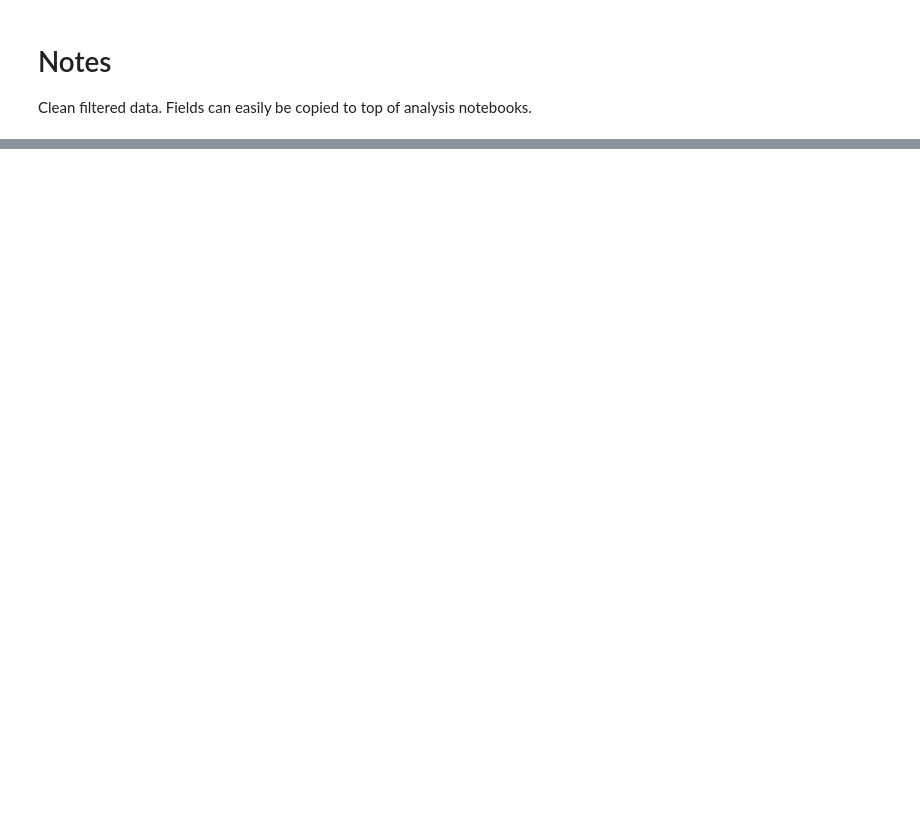
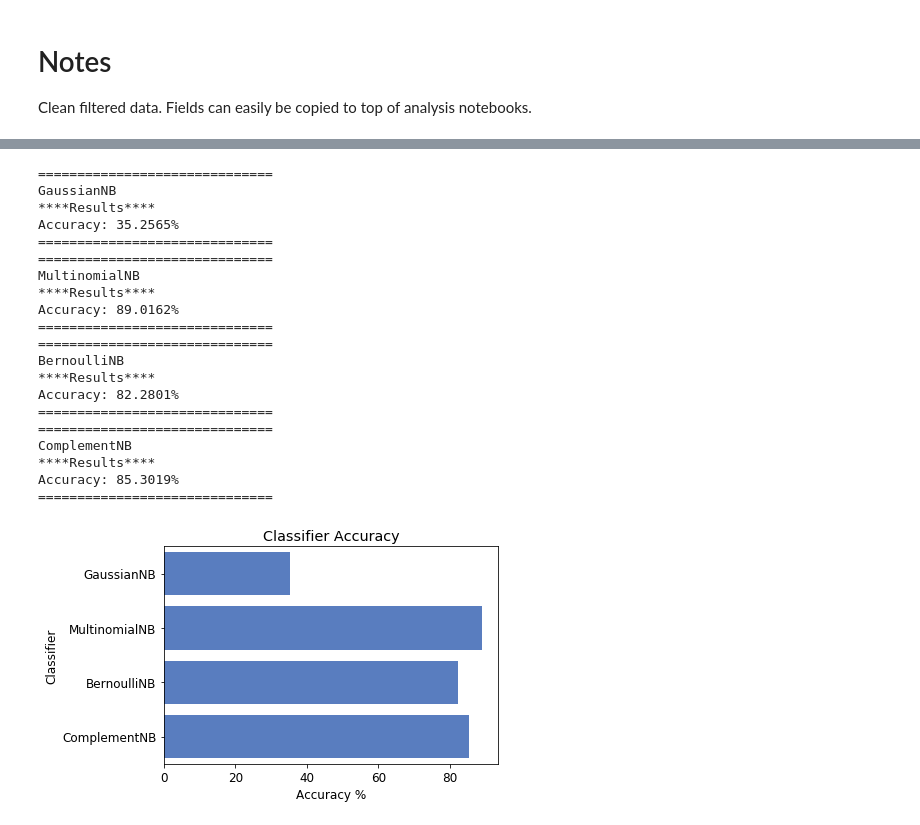
Before and after one commit to tomsiebring/Machine-Learning, a Jupyter notebook: cleanData.ipynb, the cells around one changed output, grey strips where cells are left out. Drawn from its saved outputs; the diff is of its cells as text; code cells hidden in the pictures; blank space fills up the shorter version.

```diff
--- a/cleanData.ipynb
+++ b/cleanData.ipynb
@@ -29,0 +85,70 @@ train_transaction.fillna(-999, inplace=True)
+# %%
+from sklearn.naive_bayes import MultinomialNB
+from sklearn.naive_bayes import GaussianNB
+from sklearn.naive_bayes import BernoulliNB
+from sklearn.naive_bayes import ComplementNB
+
+from sklearn.metrics import accuracy_score, log_loss
+X_train = x
+y_train = y
+
+classifiers = [
+    GaussianNB(),
+    MultinomialNB(),
+    BernoulliNB(),
+    ComplementNB(),
+                  ]
+
+# Logging for Visual Comparison
+log_cols=["Classifier", "Accuracy"]
+log = pd.DataFrame(columns=log_cols)
+
+
+X_test = x
+y_test = y
+
+for clf in classifiers:
+    clf.fit(X_train, y_train)
+    name = clf.__class__.__name__
+
+    print("="*30)
+    print(name)
+
+    print('****Results****')
+    train_predictions = clf.predict(X_test)
+    acc = accuracy_score(y_test, train_predictions)
+    print("Accuracy: {:.4%}".format(acc))
+
+    log_entry = pd.DataFrame([[name, acc*100]], columns=log_cols)
+    log = log.append(log_entry)
+
+    print("="*30)
+
+sns.set_color_codes("muted")
+sns.barplot(x='Accuracy', y='Classifier', data=log, color="b")
+
+plt.xlabel('Accuracy %')
+plt.title('Classifier Accuracy')
+plt.show()
+# %% [output]
+==============================
+GaussianNB
+****Results****
+Accuracy: 35.2565%
+==============================
+==============================
+MultinomialNB
+****Results****
+Accuracy: 89.0162%
+==============================
+==============================
+BernoulliNB
+****Results****
+Accuracy: 82.2801%
+==============================
+==============================
+ComplementNB
+****Results****
+Accuracy: 85.3019%
+==============================
+[figure, added]
```
Also changed, not shown: parts of 17 cells of this notebook, 3 other files.
